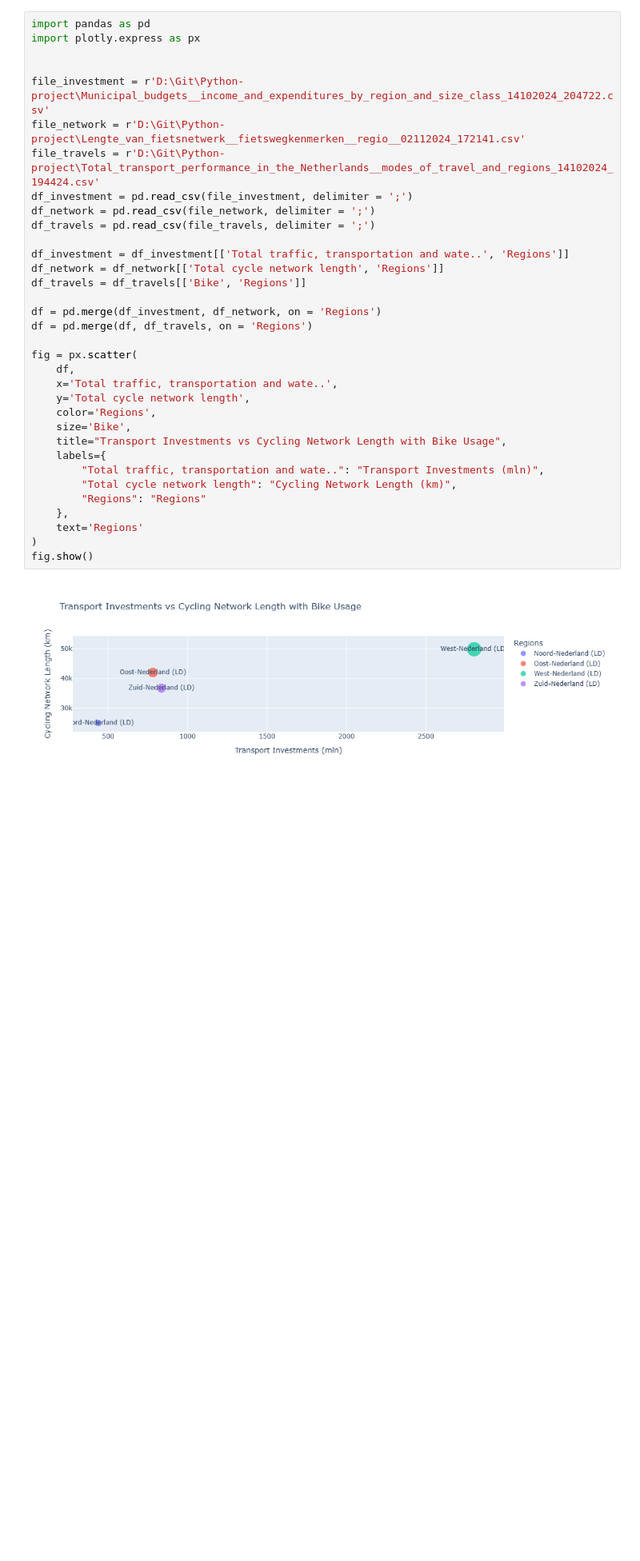
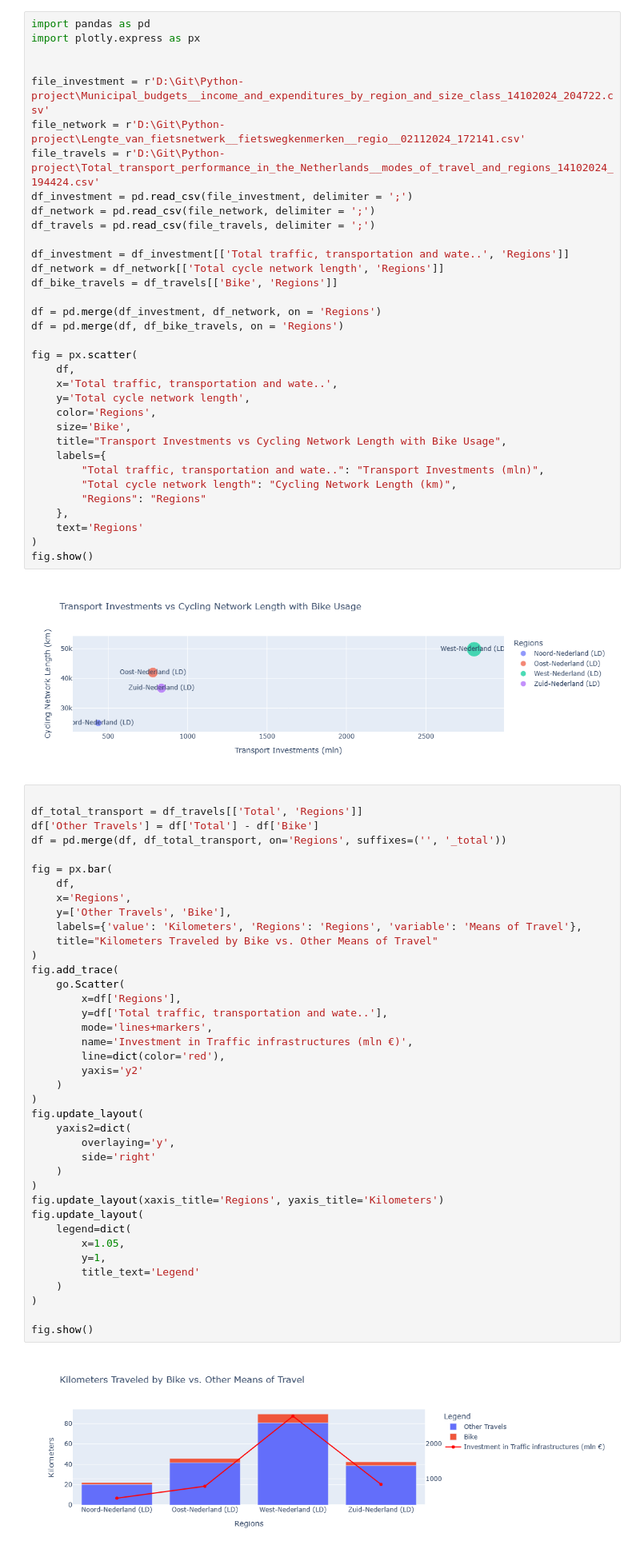
Before and after one commit to FLovoi/Python-project, a Jupyter notebook: bike infrastructures.ipynb, the cells around one changed output. Shown: that part at 80% size. Cells and saved outputs as stored; diff of their text form; blank space fills up the shorter version.

Commit message:
3 graphs inbike infrastructure

```diff
--- a/bike infrastructures.ipynb
+++ b/bike infrastructures.ipynb
@@ -44,10 +44,10 @@ df_travels = pd.read_csv(file_travels, delimiter = ';')
 
 df_investment = df_investment[['Total traffic, transportation and wate..', 'Regions']]
 df_network = df_network[['Total cycle network length', 'Regions']]
-df_travels = df_travels[['Bike', 'Regions']]
+df_bike_travels = df_travels[['Bike', 'Regions']]
 
 df = pd.merge(df_investment, df_network, on = 'Regions')
-df = pd.merge(df, df_travels, on = 'Regions')
+df = pd.merge(df, df_bike_travels, on = 'Regions')
 
 fig = px.scatter(
     df,
@@ -66,3 +66,44 @@ fig = px.scatter(
 fig.show()
 # %% [output]
 [figure]
+# %%
+
+df_total_transport = df_travels[['Total', 'Regions']]
+df['Other Travels'] = df['Total'] - df['Bike']
+df = pd.merge(df, df_total_transport, on='Regions', suffixes=('', '_total'))
+
+fig = px.bar(
+    df,
+    x='Regions',
+    y=['Other Travels', 'Bike'],
+    labels={'value': 'Kilometers', 'Regions': 'Regions', 'variable': 'Means of Travel'},
+    title="Kilometers Traveled by Bike vs. Other Means of Travel"
+)
+fig.add_trace(
+    go.Scatter(
+        x=df['Regions'],
+        y=df['Total traffic, transportation and wate..'],
+        mode='lines+markers',
+        name='Investment in Traffic infrastructures (mln €)',
+        line=dict(color='red'),
+        yaxis='y2'
+    )
+)
+fig.update_layout(
+    yaxis2=dict(
+        overlaying='y',
+        side='right'
+    )
+)
+fig.update_layout(xaxis_title='Regions', yaxis_title='Kilometers')
+fig.update_layout(
+    legend=dict(
+        x=1.05,
+        y=1,
+        title_text='Legend'
+    )
+)
+
+fig.show()
+# %% [output]
+[figure, added]
```
Also changed, not shown: parts of 1 cell of this notebook.
